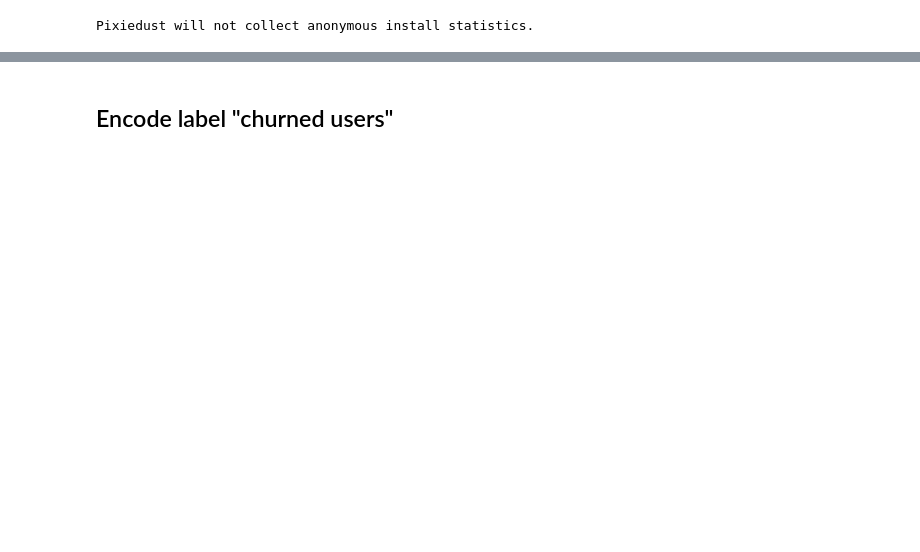
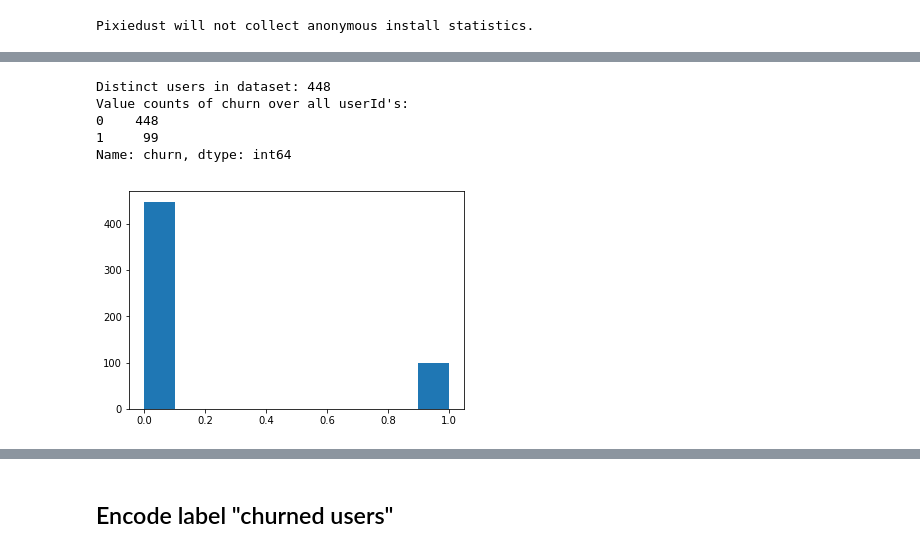
Before and after one commit to bofflord/sparkify, a Jupyter notebook: Sparkify.ipynb, the cells around one changed output, grey strips where cells are left out. Saved outputs shown, nothing was run; the diff lists cells and outputs as text; code cells hidden in the pictures; blank space fills up the shorter version.

```diff
--- a/Sparkify.ipynb
+++ b/Sparkify.ipynb
@@ -426,0 +275,18 @@ If you are working in the classroom workspace, you can just extract features bas
+# %%
+flag_churn_event = F.udf(lambda page: 1 if page == "Cancellation Confirmation" else 0, IntegerType())
+user_log = user_log.withColumn("churn", flag_churn_event("page"))
+
+# analyze churn per userId
+pd_df = user_log.select("userId", "churn").dropDuplicates().toPandas()
+print("Distinct users in dataset: {}".format(pd_df["userId"].nunique()))
+print("Value counts of churn over all userId's:")
+print(pd_df["churn"].value_counts())
+plt.hist(pd_df["churn"])
+plt.show()
+# %% [output]
+Distinct users in dataset: 448
+Value counts of churn over all userId's:
+0    448
+1     99
+Name: churn, dtype: int64
+[figure, added]
```
Also changed, not shown: parts of 116 cells of this notebook, 1 other file.
